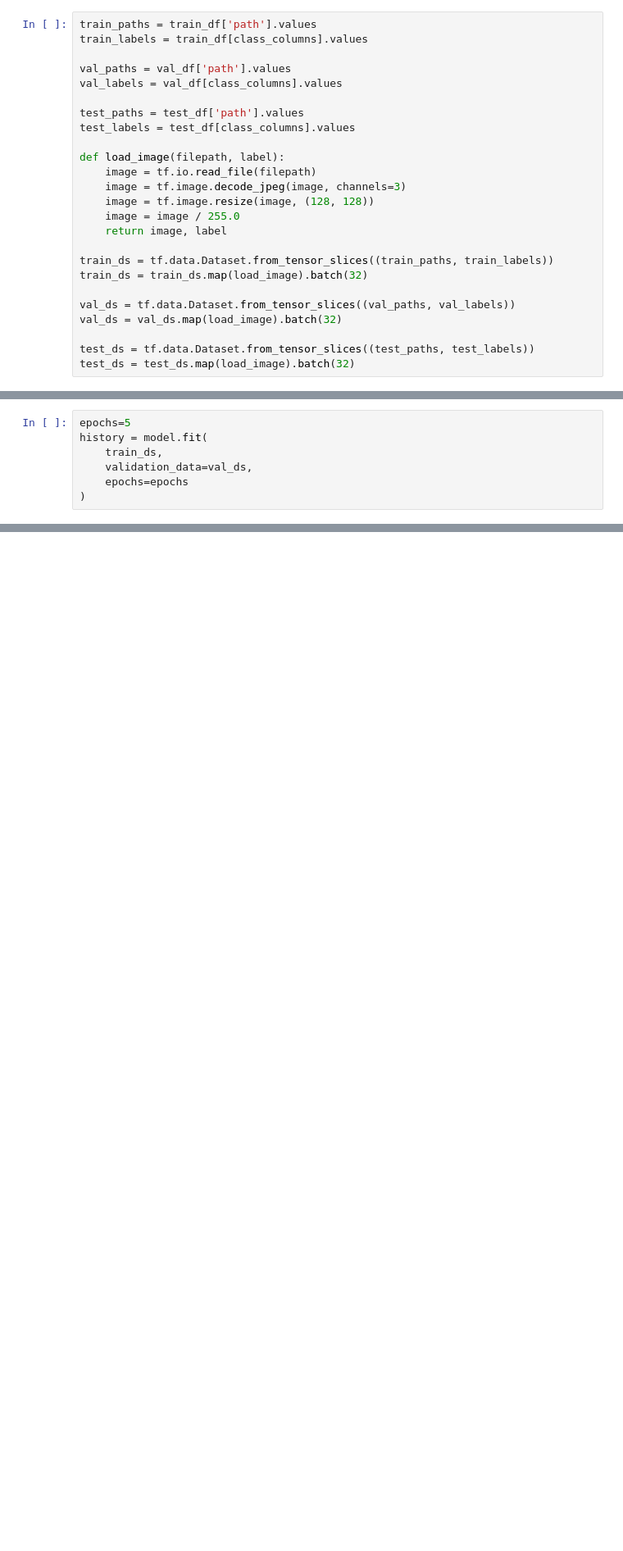
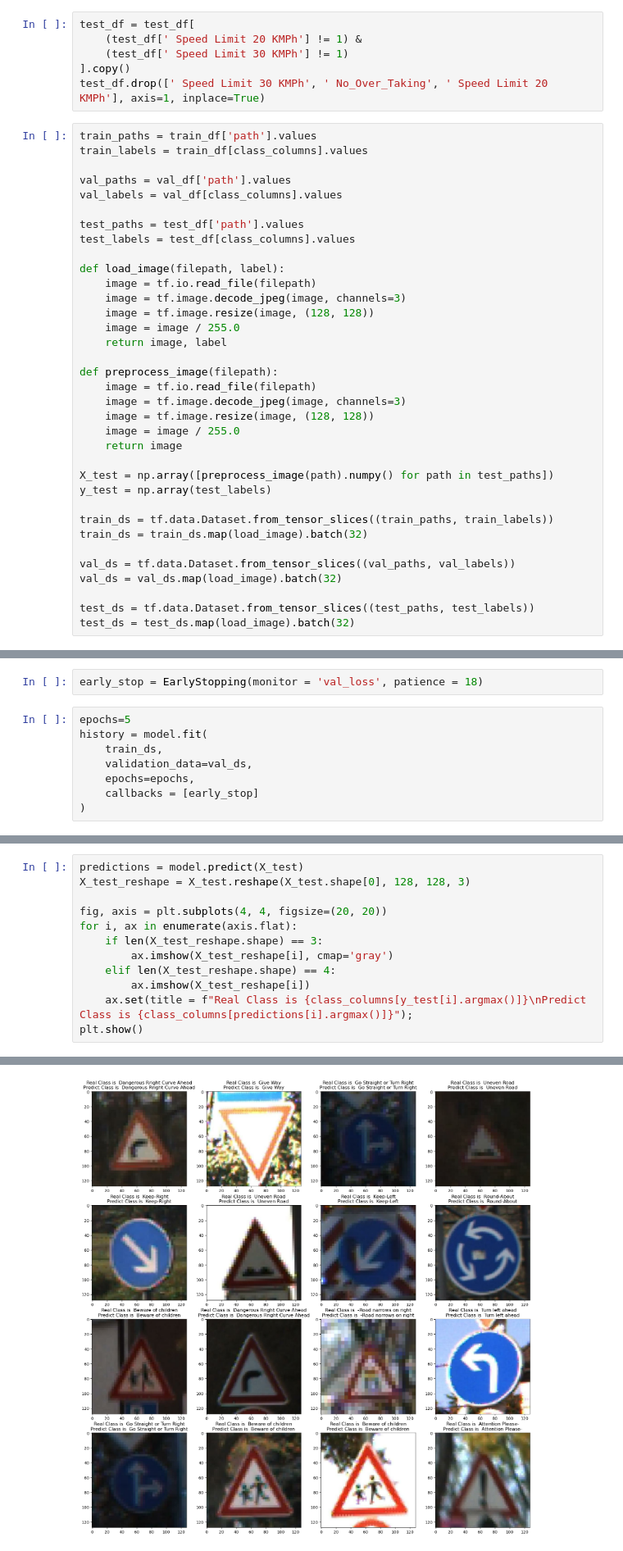
Before and after one commit to luovickie/TrafficSignRecognitionModel, a Jupyter notebook: 240-roadsigns.ipynb, the cells around one changed output, grey strips where cells are left out. Shown at 82% size. Cells and saved outputs as stored; diff of their text form; blank space fills up the shorter version.

```diff
--- a/240-roadsigns.ipynb
+++ b/240-roadsigns.ipynb
@@ -82,3 +130,9 @@ pass
+# %%
+test_df = test_df[
+    (test_df[' Speed Limit 20 KMPh'] != 1) &
+    (test_df[' Speed Limit 30 KMPh'] != 1)
+].copy()
+test_df.drop([' Speed Limit 30 KMPh', ' No_Over_Taking', ' Speed Limit 20 KMPh'], axis=1, inplace=True)
 # %%
 train_paths = train_df['path'].values
 train_labels = train_df[class_columns].values
@@ -96,6 +150,16 @@ def load_image(filepath, label):
     image = image / 255.0
     return image, label
 
+def preprocess_image(filepath):
+    image = tf.io.read_file(filepath)
+    image = tf.image.decode_jpeg(image, channels=3)
+    image = tf.image.resize(image, (128, 128))
+    image = image / 255.0
+    return image
+
+X_test = np.array([preprocess_image(path).numpy() for path in test_paths])
+y_test = np.array(test_labels)
+
 train_ds = tf.data.Dataset.from_tensor_slices((train_paths, train_labels))
 train_ds = train_ds.map(load_image).batch(32)
 
@@ -123,12 +187,15 @@ model = Sequential([
 model.compile(optimizer='adam',
               loss=tf.keras.losses.CategoricalCrossentropy(from_logits=True),
               metrics=['accuracy'])
+# %%
+early_stop = EarlyStopping(monitor = 'val_loss', patience = 18)
 # %%
 epochs=5
 history = model.fit(
     train_ds,
     validation_data=val_ds,
-    epochs=epochs
+    epochs=epochs,
+    callbacks = [early_stop]
 )
 # %% [output]
 Epoch 1/5
@@ -150,0 +288,13 @@ NewRandomAccessFile failed to Create/Open: C:/Users/nguye/Downloads/Traffic and
+# %%
+predictions = model.predict(X_test)
+X_test_reshape = X_test.reshape(X_test.shape[0], 128, 128, 3)
+
+fig, axis = plt.subplots(4, 4, figsize=(20, 20))
+for i, ax in enumerate(axis.flat):
+    if len(X_test_reshape.shape) == 3:
+        ax.imshow(X_test_reshape[i], cmap='gray')
+    elif len(X_test_reshape.shape) == 4:
+        ax.imshow(X_test_reshape[i])
+    ax.set(title = f"Real Class is {class_columns[y_test[i].argmax()]}\nPredict Class is {class_columns[predictions[i].argmax()]}");
+plt.show()
+# %% [output]
@@ -150,0 +302 @@ NewRandomAccessFile failed to Create/Open: C:/Users/nguye/Downloads/Traffic and
+[figure, added]
```
Also changed, not shown: parts of 16 cells of this notebook.
